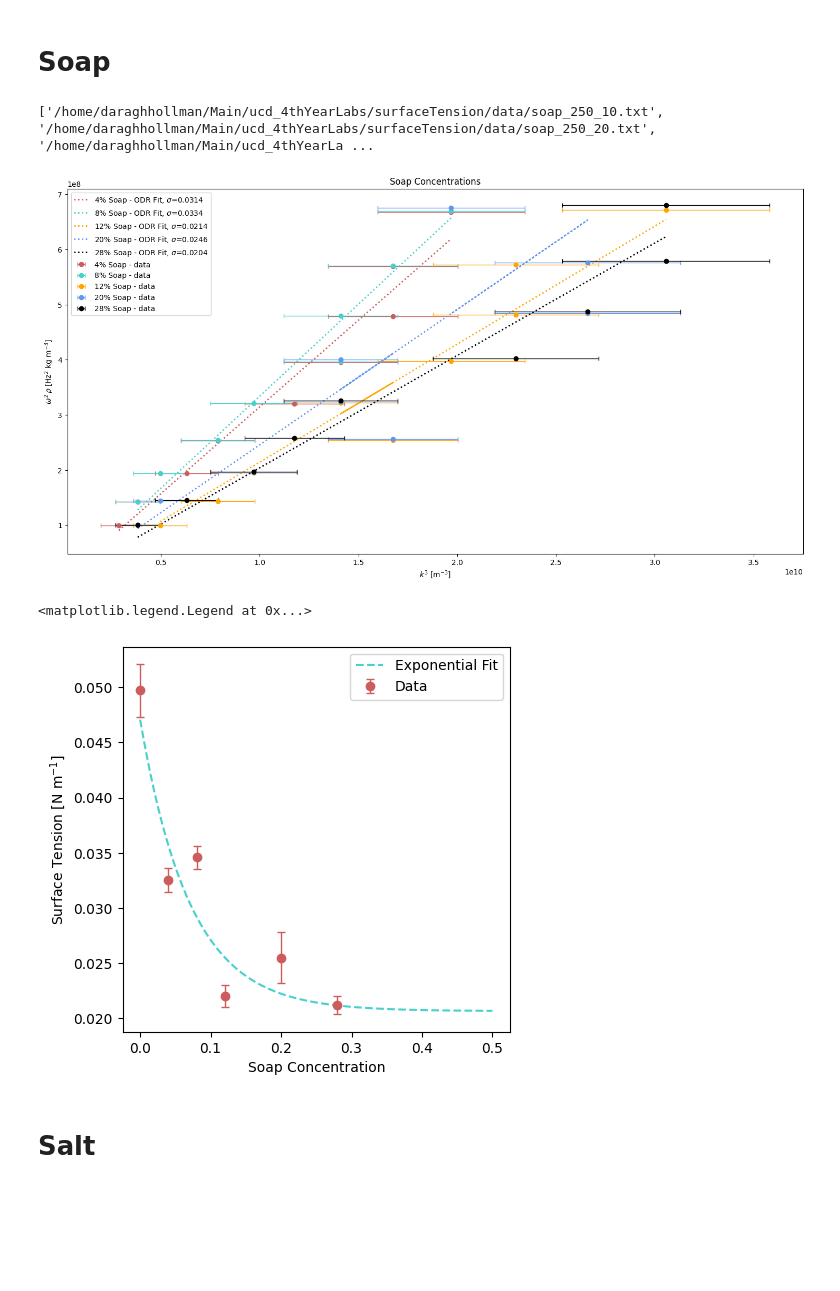
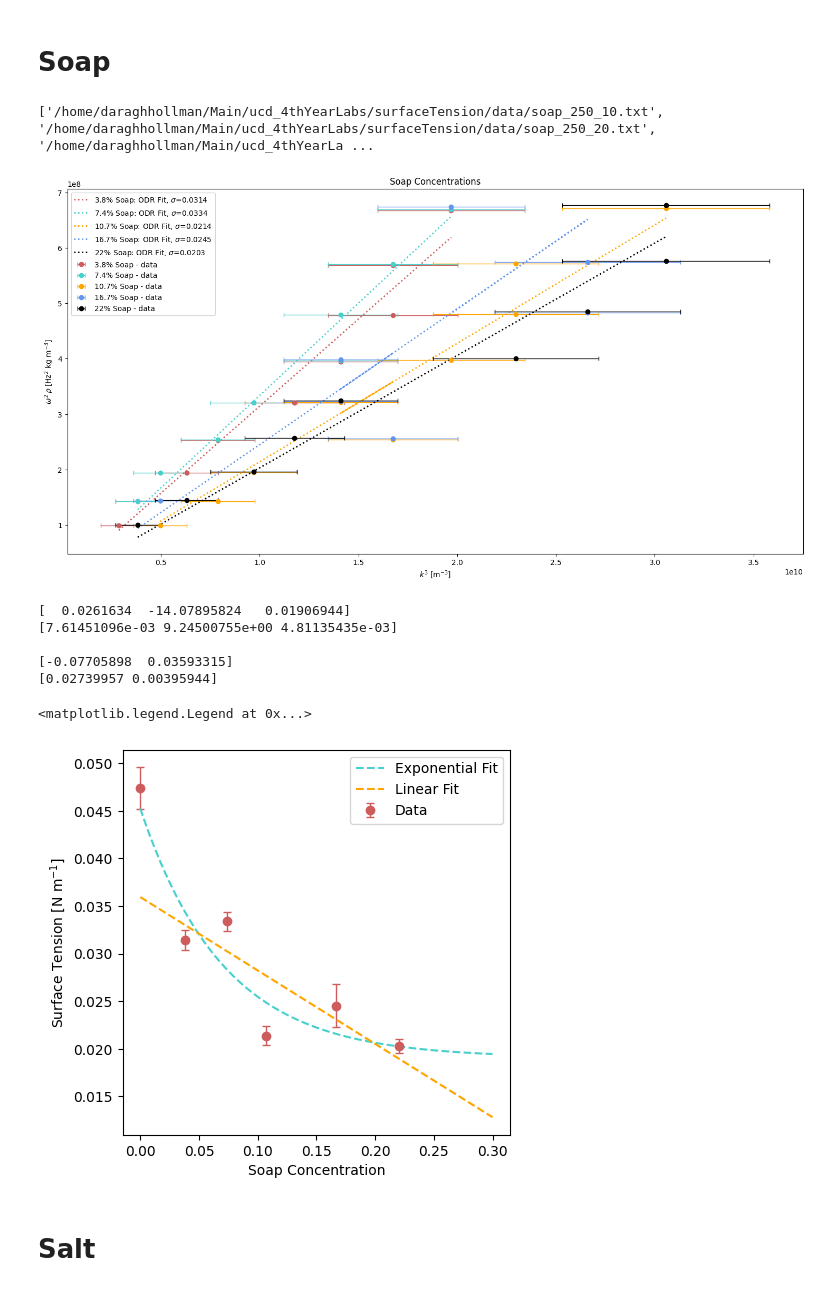
Before and after one commit to daraghhollman/UCD_4thYear_Labs, a Jupyter notebook: surfaceTension/python/Analysis.ipynb, the cells around one changed output. Drawn from its saved outputs; the diff is of its cells as text; code cells hidden in the pictures; blank space fills up the shorter version.

Commit message:
Surface tension finished

```diff
--- a/surfaceTension/python/Analysis.ipynb
+++ b/surfaceTension/python/Analysis.ipynb
@@ -78,3 +75,14 @@ def PerformODR(function, x, y, xErr):
     odrOutput = odr.ODR(data, model, beta0=[0.03, 0])
 
     return odrOutput.run()
+# %%
+frequencies, spacings = LoadData("/home/daraghhollman/Main/ucd_4thYearLabs/surfaceTension/data/water.txt")
+
+diffractionAngles = GetDiffractionAngles(spacings)
+waveNumbers = GetWaveNumbers(diffractionAngles)
+
+angularFrequencies = GetAngularFrequencies(frequencies)
+
+print(f"Diffraction Angles: {unp.nominal_values(diffractionAngles)}")
+print(f"Wave Numbers: {unp.nominal_values(waveNumbers)}")
+print(f"Angular Frequencies Product: {angularFrequencies**2 * waterDensity}")
@@ -106,7 +125,7 @@ def DetermineSurfaceTension(dataPath, density, plotTitle="", showPlot=False, ver
         ax.errorbar(xValues, yValues, xerr=xErr, fmt="o", color="indianred", capsize=3, linewidth=1, label="Data")
 
         xRange = np.linspace(np.min(xValues), np.max(xValues), 10)
-        ax.plot(xValues, LinearFunc(regression.beta, xValues), color="mediumturquoise", lw=2, ls="dotted", label=f"ODR Fit, m={regression.beta[0]:.4f}, c={regression.beta[1]:.2f}")
+        ax.plot(xValues, LinearFunc(regression.beta, xValues), color="mediumturquoise", lw=2, ls="dotted", label=f"ODR Fit, m={regression.beta[0]:.4f}, c={regression.beta[1]:.4f}")
 
         ax.set_xlabel("$k^3$ [m$^{-3}$]")
         ax.set_ylabel(r"$\omega^2 \,\rho$ [Hz$^2$ kg m$^{-3}$]")
@@ -164,15 +185,15 @@ def Multiplot(dataPath, densities, labels, colours, plotTitle, verbose=False):
     ax.legend()
     ax.set_title(plotTitle)
 # %%
-soapRatios = np.array([0.04, 0.08, 0.12, 0.2, 0.28])
+soapRatios = np.array([0.038, 0.074, 0.107, 0.167, 0.22])
 soapDensities = soapRatios * soapDensity + ([1]*5 - soapRatios) * waterDensity
 
 colours = ["indianred", "mediumturquoise", "orange", "cornflowerblue", "black"]
 
-Multiplot(rootPath + "/soap_250_*.txt", soapDensities, [r"4% Soap", r"8% Soap", r"12% Soap", r"20% Soap", r"28% Soap"], colours, "Soap Concentrations")
+Multiplot(rootPath + "/soap_250_*.txt", soapDensities, [r"3.8% Soap", r"7.4% Soap", r"10.7% Soap", r"16.7% Soap", r"22% Soap"], colours, "Soap Concentrations")
 # %% [output]
 ['/home/daraghhollman/Main/ucd_4thYearLabs/surfaceTension/data/soap_250_10.txt', '/home/daraghhollman/Main/ucd_4thYearLabs/surfaceTension/data/soap_250_20.txt', '/home/daraghhollman/Main/ucd_4thYearLa ...
-[figure, old version]
+[figure, new version]
 # %%
 soapTension_250_10 = DetermineSurfaceTension(rootPath + "/soap_250_10.txt", soapDensities[0], plotTitle=r"0.04% soap at Room Temperature", showPlot=False)
 soapTension_250_20 = DetermineSurfaceTension(rootPath + "/soap_250_20.txt", soapDensities[1], plotTitle=r"0.08% soap at Room Temperature", showPlot=False)
@@ -180,47 +201,55 @@ soapTension_250_30 = DetermineSurfaceTension(rootPath + "/soap_250_30.txt", soap
 soapTension_250_50 = DetermineSurfaceTension(rootPath + "/soap_250_50.txt", soapDensities[3], plotTitle=r"0.20% soap at Room Temperature", showPlot=False)
 soapTension_250_70 = DetermineSurfaceTension(rootPath + "/soap_250_70.txt", soapDensities[4], plotTitle=r"0.28% soap at Room Temperature", showPlot=False)
 
-soapRatios = np.array([0, 0.04, 0.08, 0.12, 0.2, 0.28])
+soapRatios = np.array([0, 0.038, 0.074, 0.107, 0.167, 0.22])
 
 soapTensions = np.array([waterTension, soapTension_250_10, soapTension_250_20, soapTension_250_30, soapTension_250_50, soapTension_250_70])
 
 # FITTING
 def ExpCurve(x, A, B, C):
     return A * np.exp(B * x) + C
 
 def LinearCurve(x, m, c):
     return m * x + c
 
 # Exponential fit
 expPars, expCov = curve_fit(ExpCurve, soapRatios, soapTensions[:, 0], [0.05, -5, 0], sigma=soapTensions[:, 1])
 
-# Dual linear fit
-firstLinearPars, firstLinearCov = curve_fit(LinearCurve, soapRatios[0:4], soapTensions[:, 0][0:4], sigma=soapTensions[:, 1][0:4])
-secondLinearPars, secondLinearCov = curve_fit(LinearCurve, soapRatios[3:], soapTensions[:, 0][3:], sigma=soapTensions[:, 1][3:])
+# Linear fit
+linearPars, linearCov = curve_fit(LinearCurve, soapRatios, soapTensions[:, 0], sigma=soapTensions[:, 1])
 
 # PLOTTING
 
 fig, ax = plt.subplots(figsize=(5,5))
 
 for ratio, tension in zip(soapRatios, soapTensions):
     if ratio == soapRatios[0]:
         label = "Data"
     else: label = ""
 
     ax.errorbar(ratio, tension[0], yerr=tension[1], fmt="o", color="indianred", capsize=3, linewidth=1, label=label)
 
-xRange = np.linspace(0, 0.5, 100)
+xRange = np.linspace(0, 0.3, 100)
 ax.plot(xRange, ExpCurve(xRange, expPars[0], expPars[1], expPars[2]), color="mediumturquoise", ls="--", label="Exponential Fit")
-#ax.plot(xRange[0:int(len(xRange)/3)], LinearCurve(xRange[0:int(len(xRange)/3)], firstLinearPars[0], firstLinearPars[1]), color="coral", ls="--", label="Piecewise Linear Fit")
-#ax.plot(xRange[int(len(xRange)/6):], LinearCurve(xRange[int(len(xRange)/6):], secondLinearPars[0], secondLinearPars[1]), color="coral", ls="--")
+ax.plot(xRange, LinearCurve(xRange, linearPars[0], linearPars[1]), color="orange", ls="--", label="Linear Fit")
 
+print(expPars)
+print(np.sqrt(np.diag(expCov)))
+print()
+print(linearPars)
+print(np.sqrt(np.diag(linearCov)))
 
 ax.set_xlabel("Soap Concentration")
 ax.set_ylabel("Surface Tension [N m$^{-1}$]")
 ax.legend()
 # %% [output]
-<matplotlib.legend.Legend at 0x...>
+[  0.0261634  -14.07895824   0.01906944]
+[7.61451096e-03 9.24500755e+00 4.81135435e-03]
+
+[-0.07705898  0.03593315]
+[0.02739957 0.00395944]
+<matplotlib.legend.Legend at 0x...>
-[figure, old version]
+[figure, new version]
 # %% [markdown]
 # Salt
 # %%
```
Also changed, not shown: parts of 6 cells of this notebook, 9 other files.
